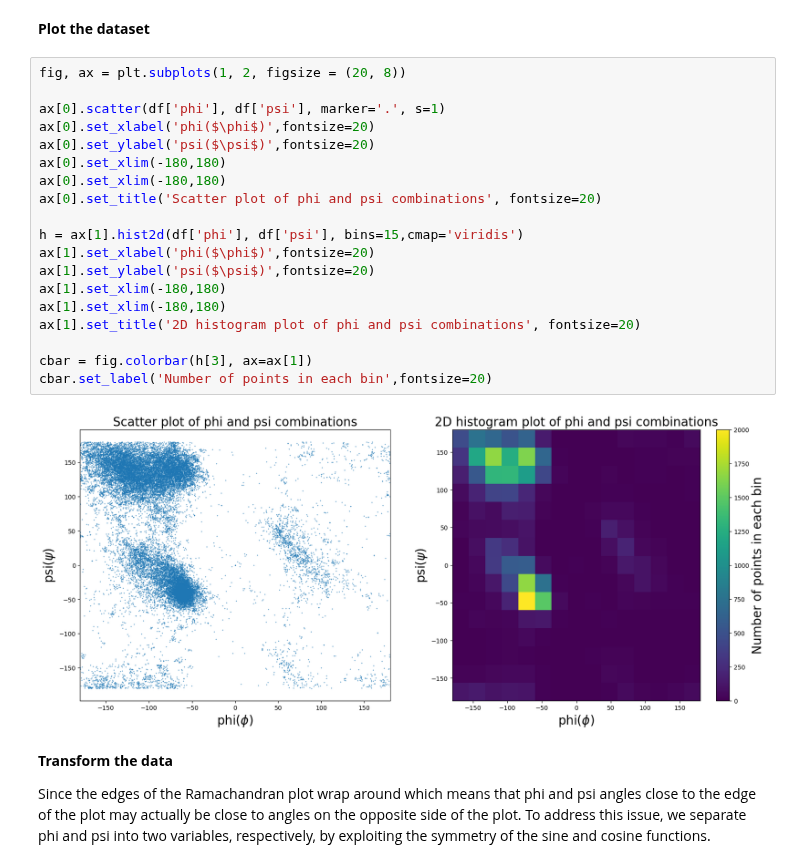
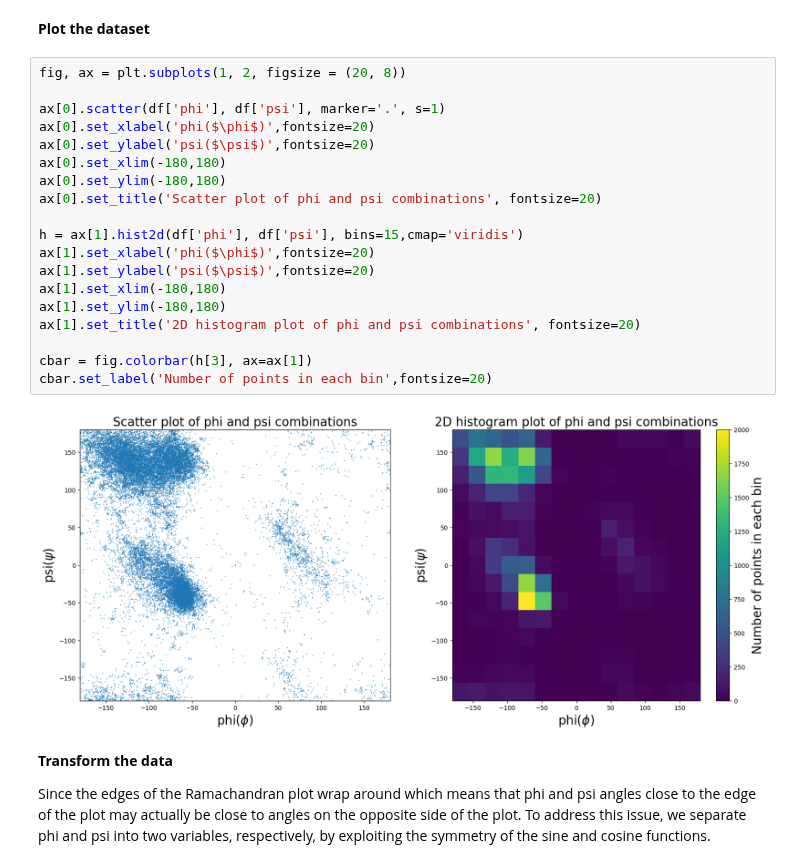
Before and after one commit to chenbin234/DAT405-DIT407-Introduction-to-data-science-and-AI, a Jupyter notebook: Assignment_3/intro_to_AI_ass3_by_Bingcheng.ipynb, the cells around one changed output. Drawn from its saved outputs; the diff is of its cells as text.

```diff
--- a/Assignment_3/intro_to_AI_ass3_by_Bingcheng.ipynb
+++ b/Assignment_3/intro_to_AI_ass3_by_Bingcheng.ipynb
@@ -36,24 +36,24 @@ df.head()
 # %%
 fig, ax = plt.subplots(1, 2, figsize = (20, 8))
 
 ax[0].scatter(df['phi'], df['psi'], marker='.', s=1)
 ax[0].set_xlabel('phi($\phi$)',fontsize=20)
 ax[0].set_ylabel('psi($\psi$)',fontsize=20)
 ax[0].set_xlim(-180,180)
-ax[0].set_xlim(-180,180)
+ax[0].set_ylim(-180,180)
 ax[0].set_title('Scatter plot of phi and psi combinations', fontsize=20)
 
 h = ax[1].hist2d(df['phi'], df['psi'], bins=15,cmap='viridis')
 ax[1].set_xlabel('phi($\phi$)',fontsize=20)
 ax[1].set_ylabel('psi($\psi$)',fontsize=20)
 ax[1].set_xlim(-180,180)
-ax[1].set_xlim(-180,180)
+ax[1].set_ylim(-180,180)
 ax[1].set_title('2D histogram plot of phi and psi combinations', fontsize=20)
 
 cbar = fig.colorbar(h[3], ax=ax[1])
 cbar.set_label('Number of points in each bin',fontsize=20)
 # %% [output]
-[figure, old version]
+[figure, new version]
 # %% [markdown]
 **Transform the data**
 
```
Also changed, not shown: parts of 15 cells of this notebook.
